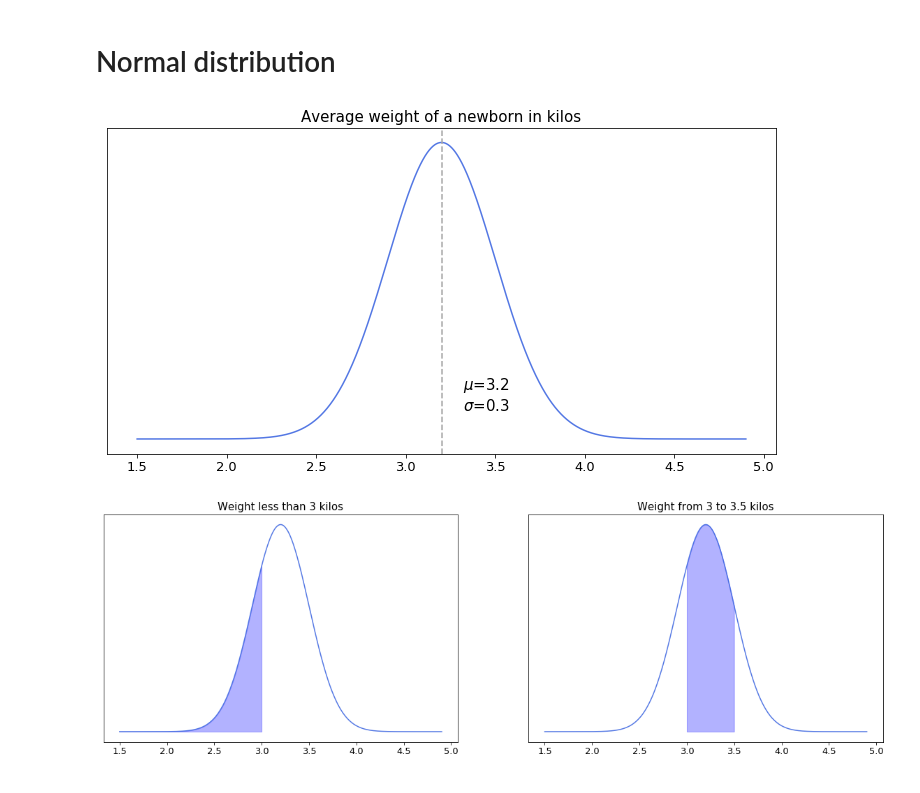
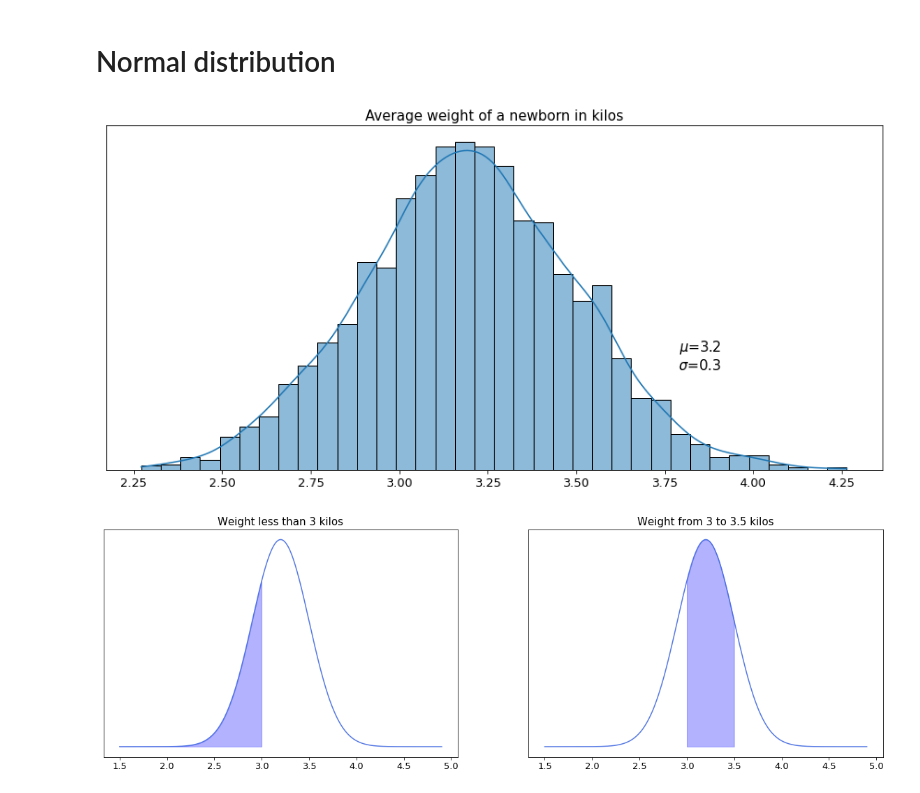
Before and after one commit to vzahorui/vzahorui.github.io, a Jupyter notebook: jupyter_notebooks/ditributions/plot_distributions.ipynb, the cells around one changed output. Saved outputs shown, nothing was run; the diff lists cells and outputs as text; code cells hidden in the pictures.

Commit message:
edited distributions article

```diff
--- a/jupyter_notebooks/ditributions/plot_distributions.ipynb
+++ b/jupyter_notebooks/ditributions/plot_distributions.ipynb
@@ -13,17 +10,19 @@ sigma = 0.3
 # %%
+mu = 3.2
+sigma = 0.3
+data = norm.rvs(mu, sigma, size=3000, random_state=45)
+
 fig, ax = plt.subplots(figsize=(12,6))
-x = np.arange(1.5, 4.9, 0.001)
-y = norm.pdf(x, mu, sigma)
-ax.plot(x, y, color='royalblue', alpha=0.9)
-ax.axvline(mu, color='darkgrey', linestyle='--')
-ax.annotate(f'$\mu$={mu}\n$\sigma$={sigma}', xy=(3.45, 0.2), fontsize=15,
+sns.histplot(data=data, kde=True, palette='deep')
+ax.annotate(f'$\mu$={mu}\n$\sigma$={sigma}', xy=(3.85, 80), fontsize=15,
             ha='center', va='center')
 ax.set_title('Average weight of a newborn in kilos', fontsize=15)
 ax.xaxis.set_tick_params(labelsize=13)
 ax.get_yaxis().set_visible(False)
-plt.savefig('toy_newborn_weight_distribution.png', bbox_inches='tight');
+plt.tight_layout()
+plt.savefig('../../assets/images/probability/toy_newborn_weight_distribution.png', bbox_inches='tight');
 # %% [output]
-[figure, old version]
+[figure, new version]
 # %%
 fig, ax = plt.subplots(1,2, figsize=(20,6))
 x = np.arange(1.5, 4.9, 0.001)
```
Also changed, not shown: parts of 1 cell of this notebook, 3 other files.
